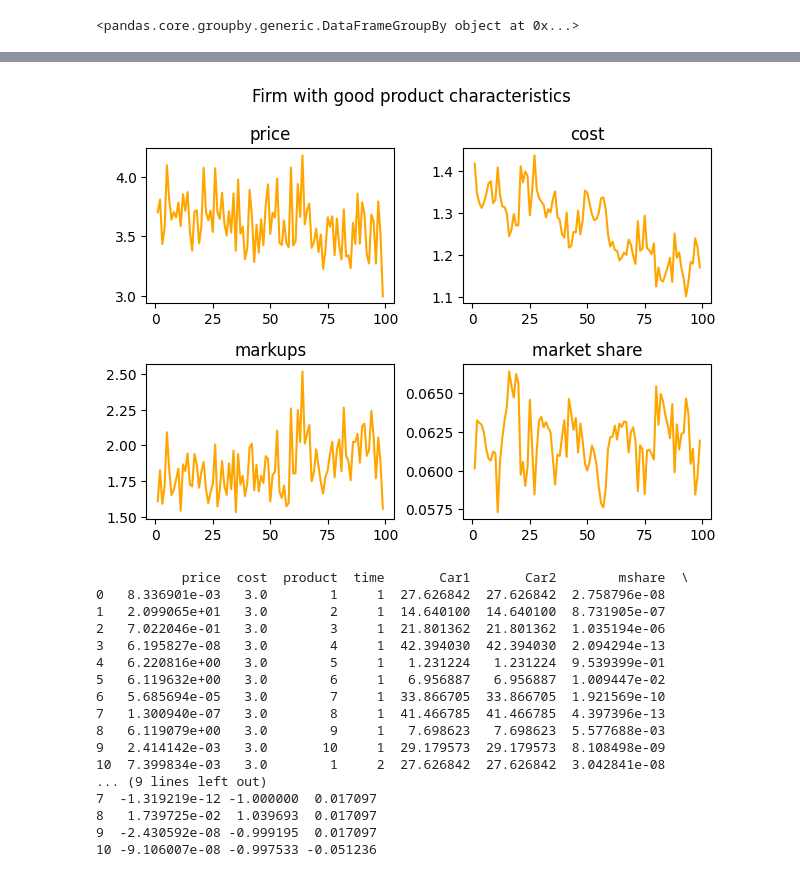
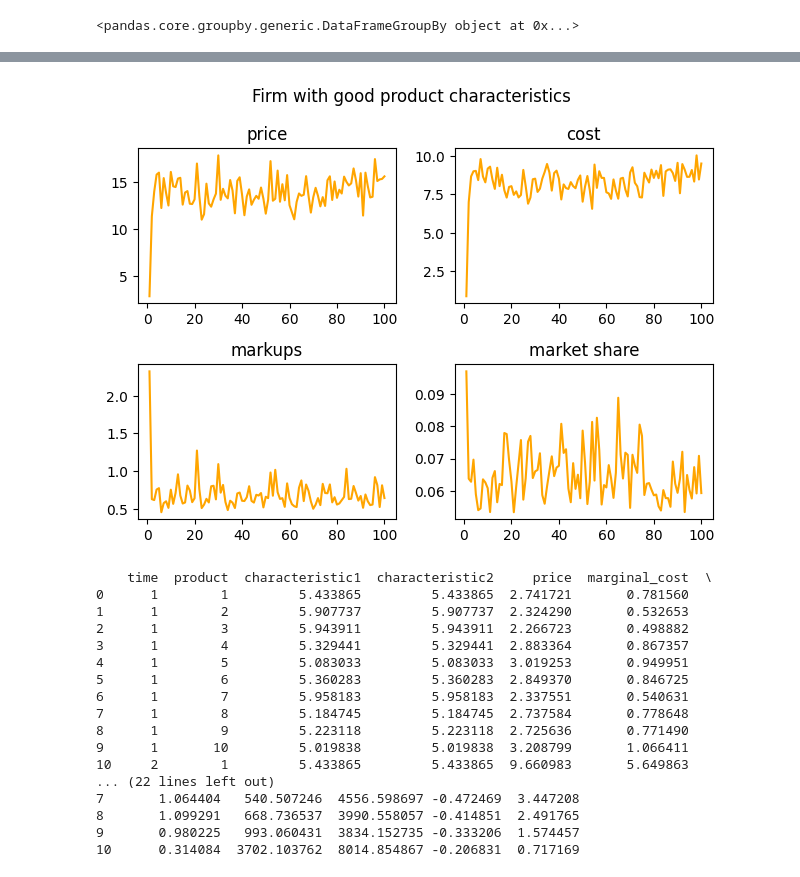
Before and after one commit to anuscabc/markdown_estimation, a Jupyter notebook: plots/plot_single_run.ipynb, the cells around one changed output, grey strips where cells are left out. Drawn from its saved outputs; the diff is of its cells as text; code cells hidden in the pictures.

```diff
--- a/plots/plot_single_run.ipynb
+++ b/plots/plot_single_run.ipynb
@@ -2,7 +2,7 @@
 import pandas as pd
 import matplotlib.pyplot as plt
 # %%
-df = pd.read_csv('../data/market_100.csv')
+df = pd.read_csv('../data/market_integrates_100.csv')
 # %%
 df_grouped = df.groupby('product')
 print(df_grouped)
@@ -52,46 +52,46 @@ plt.show()
 # %%
 fig, [[ax1, ax2], [ax3, ax4]] = plt.subplots(2, 2)
 fig.suptitle(f'Firm with good product characteristics')
 
 ax1.plot(group4.time, group4.price, color='orange')
-ax2.plot(group4.time, group4.cost, color='orange')
+ax2.plot(group4.time, group4.marginal_cost, color='orange')
 ax3.plot(group4.time, group4.markups, color='orange')
 ax4.plot(group4.time, group4.mshare, color='orange')
 
 ax1.set_title('price')
 ax2.set_title('cost')
 ax3.set_title('markups')
 ax4.set_title('market share')
 
 plt.tight_layout()
 plt.show()
 # %% [output]
-[figure, old version]
+[figure, new version]
 # %%
-df_cc = pd.read_csv('../data/market_constant_cost100.csv')
-print(df_cc.head(11))
-df_grouped_cc = df_cc.groupby('product')
+# df_cc = pd.read_csv('../data/market_constant_cost100.csv')
+print(df.head(11))
+df_grouped_cc = df.groupby('product')
 # Look at the firm with bad product charactristics
 group1_cc = df_grouped_cc.get_group(1)
 # Look at a firm with good product characteristics
-group4_cc = df_grouped_cc.get_group(4)
+group4_cc = df_grouped_cc.get_group(5)
 # %% [output]
-           price  cost  product  time       Car1       Car2        mshare  \
-0   8.336901e-03   3.0        1     1  27.626842  27.626842  2.758796e-08
-1   2.099065e+01   3.0        2     1  14.640100  14.640100  8.731905e-07
-2   7.022046e-01   3.0        3     1  21.801362  21.801362  1.035194e-06
-3   6.195827e-08   3.0        4     1  42.394030  42.394030  2.094294e-13
-4   6.220816e+00   3.0        5     1   1.231224   1.231224  9.539399e-01
-5   6.119632e+00   3.0        6     1   6.956887   6.956887  1.009447e-02
-6   5.685694e-05   3.0        7     1  33.866705  33.866705  1.921569e-10
-7   1.300940e-07   3.0        8     1  41.466785  41.466785  4.397396e-13
-8   6.119079e+00   3.0        9     1   7.698623   7.698623  5.577688e-03
-9   2.414142e-03   3.0       10     1  29.179573  29.179573  8.108498e-09
-10  7.399834e-03   3.0        1     2  27.626842  27.626842  3.042841e-08
-... (9 lines left out)
-7  -1.319219e-12 -1.000000  0.017097
-8   1.739725e-02  1.039693  0.017097
-9  -2.430592e-08 -0.999195  0.017097
-10 -9.106007e-08 -0.997533 -0.051236
+    time  product  characteristic1  characteristic2     price  marginal_cost  \
+0      1        1         5.433865         5.433865  2.741721       0.781560
+1      1        2         5.907737         5.907737  2.324290       0.532653
+2      1        3         5.943911         5.943911  2.266723       0.498882
+3      1        4         5.329441         5.329441  2.883364       0.867357
+4      1        5         5.083033         5.083033  3.019253       0.949951
+5      1        6         5.360283         5.360283  2.849370       0.846725
+6      1        7         5.958183         5.958183  2.337551       0.540631
+7      1        8         5.184745         5.184745  2.737584       0.778648
+8      1        9         5.223118         5.223118  2.725636       0.771490
+9      1       10         5.019838         5.019838  3.208799       1.066411
+10     2        1         5.433865         5.433865  9.660983       5.649863
+... (22 lines left out)
+7       1.064404   540.507246  4556.598697 -0.472469  3.447208
+8       1.099291   668.736537  3990.558057 -0.414851  2.491765
+9       0.980225   993.060431  3834.152735 -0.333206  1.574457
+10      0.314084  3702.103762  8014.854867 -0.206831  0.717169
 # %%
 fig, [[ax1, ax2], [ax3, ax4], [ax5, ax6]] = plt.subplots(3, 2)
```
Also changed, not shown: parts of 6 cells of this notebook, 4 other files.
